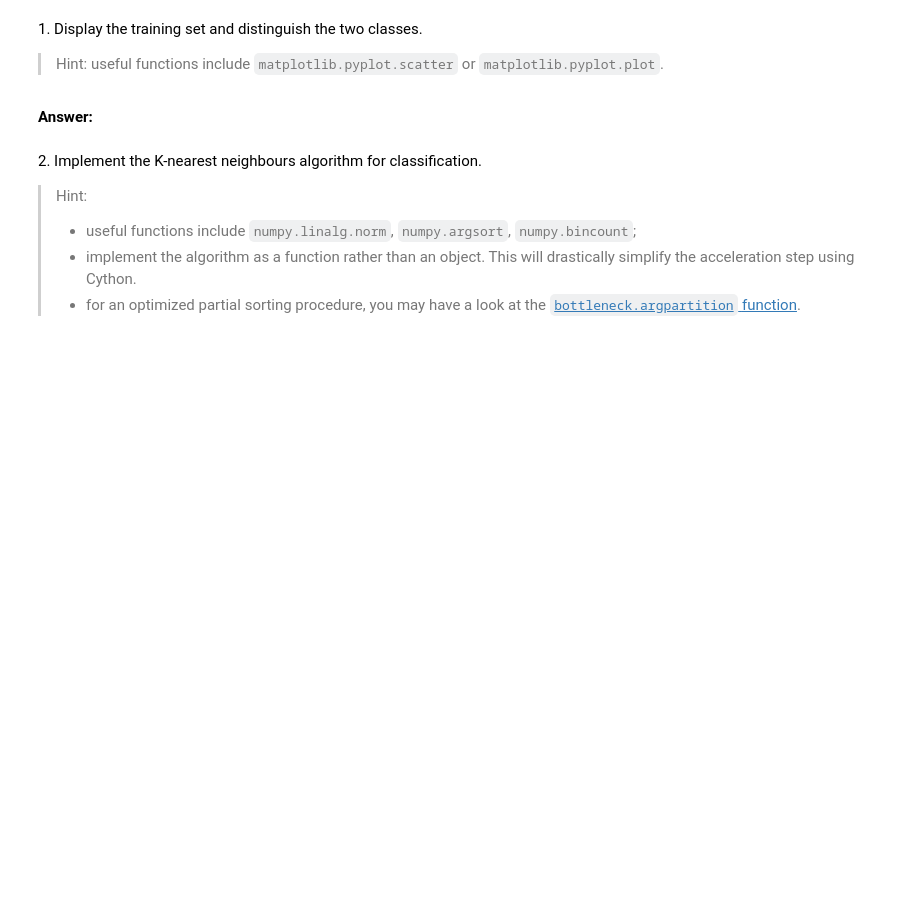
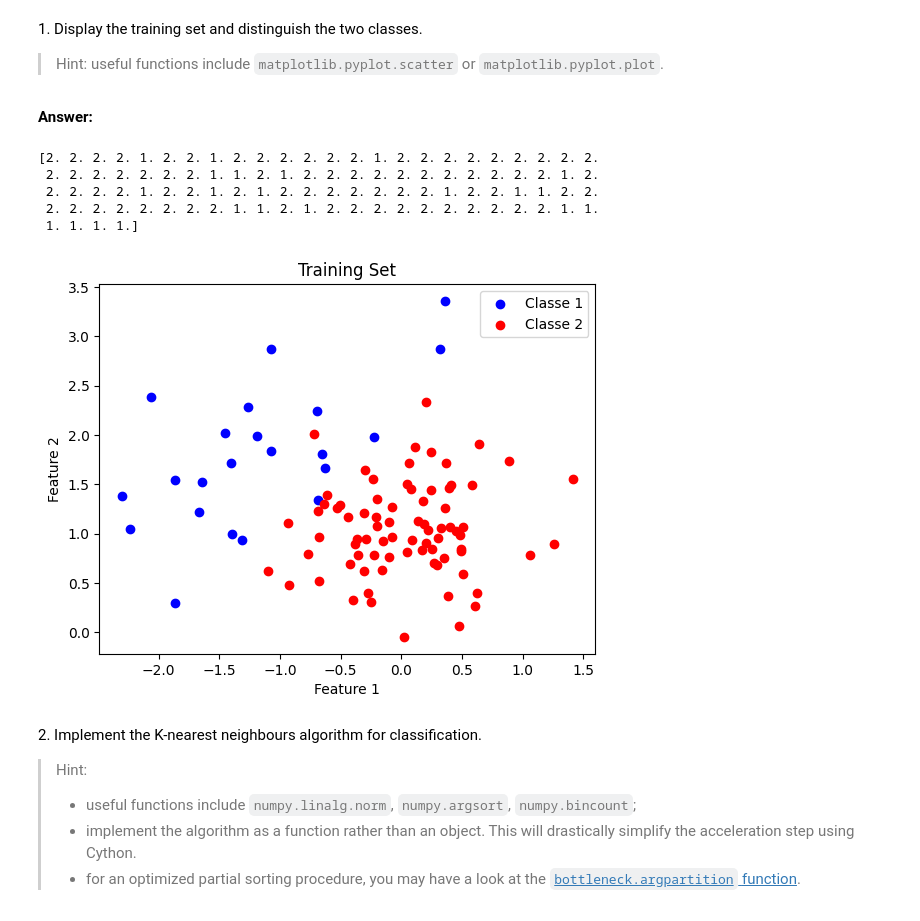
Before and after one commit to mcaron01/python_sdia, a Jupyter notebook: Labs/Lab4/lab4.ipynb, the cells around one changed output. Saved outputs shown, nothing was run; the diff lists cells and outputs as text; code cells hidden in the pictures; blank space fills up the shorter version.

```diff
--- a/Labs/Lab4/lab4.ipynb
+++ b/Labs/Lab4/lab4.ipynb
@@ -64,3 +62,36 @@ N_test = test.shape[0]
+# %%
+import numpy as np
+import matplotlib.pyplot as plt
+
+# Charger l'ensemble d'entraînement
+train = np.loadtxt('data/synth_train.txt')
+class_train = train[:,0]
+x_train = train[:,1:]
+N_train = train.shape[0]
+# %% [output]
+[2. 2. 2. 2. 1. 2. 2. 1. 2. 2. 2. 2. 2. 2. 1. 2. 2. 2. 2. 2. 2. 2. 2. 2.
+ 2. 2. 2. 2. 2. 2. 2. 1. 1. 2. 1. 2. 2. 2. 2. 2. 2. 2. 2. 2. 2. 2. 1. 2.
+ 2. 2. 2. 2. 1. 2. 2. 1. 2. 1. 2. 2. 2. 2. 2. 2. 2. 1. 2. 2. 1. 1. 2. 2.
+ 2. 2. 2. 2. 2. 2. 2. 2. 1. 1. 2. 1. 2. 2. 2. 2. 2. 2. 2. 2. 2. 2. 1. 1.
+ 1. 1. 1. 1.]
+# %%
+# Afficher l'ensemble d'entraînement
+
+# Séparer les échantillons par classe
+class_1 = x_train[class_train == 1]
+class_2 = x_train[class_train == 2]
+
+# Afficher l'ensemble d'entraînement
+plt.scatter(class_1[:,0], class_1[:,1], c='blue', label='Classe 1')
+plt.scatter(class_2[:,0], class_2[:,1], c='red', label='Classe 2')
+
+plt.xlabel('Feature 1')
+plt.ylabel('Feature 2')
+plt.title('Training Set')
+plt.legend()
+plt.show()
+# %% [output]
+[figure, added]
 # %% [markdown]
 2\. Implement the K-nearest neighbours algorithm for classification.
 
```
Also changed, not shown: parts of 9 cells of this notebook.
